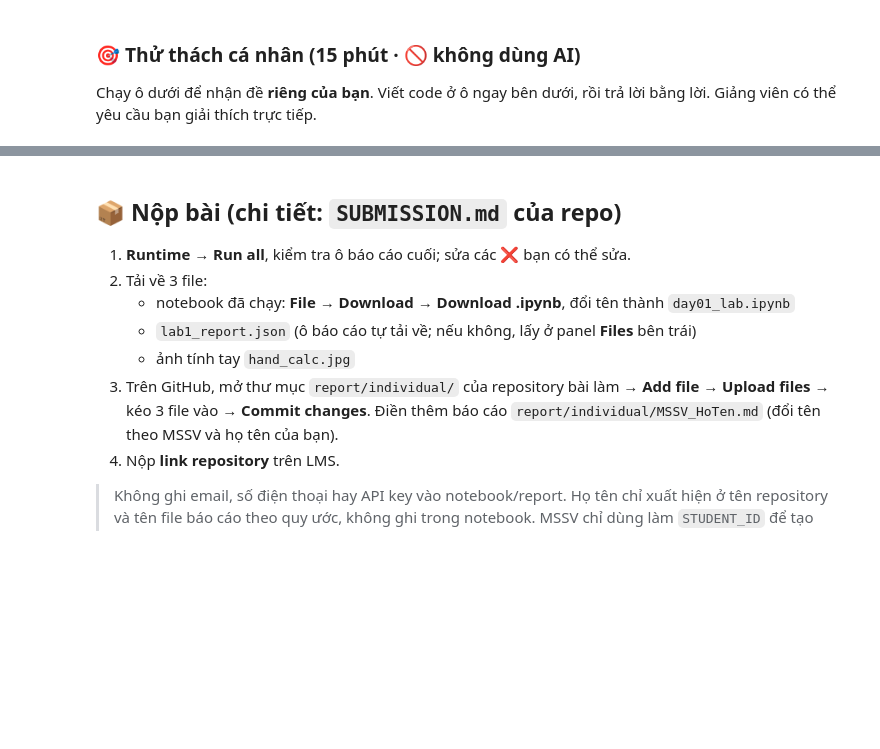
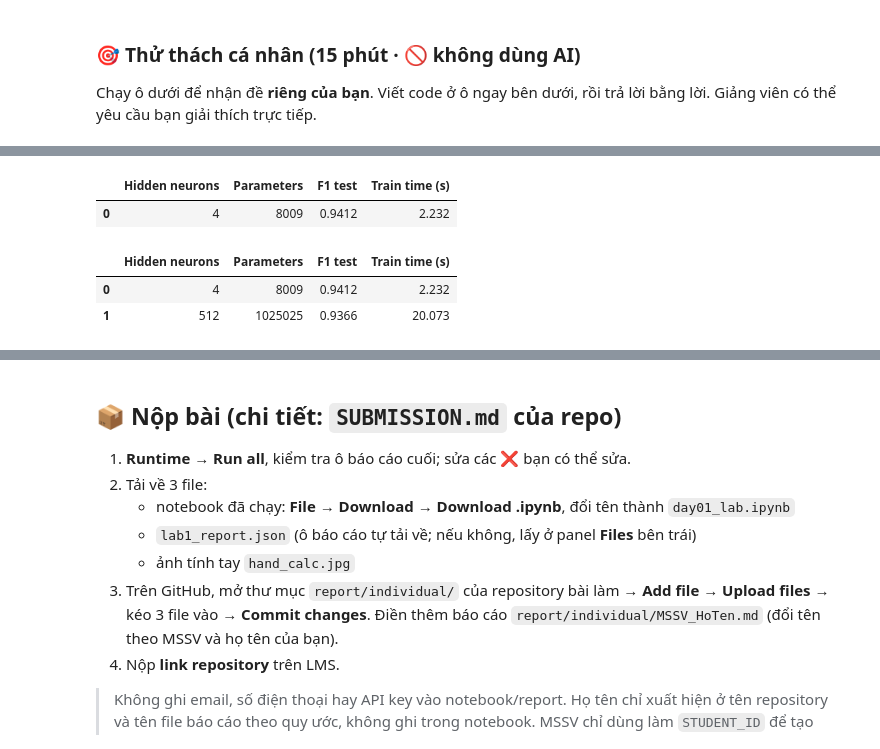
Before and after one commit to nhvtmanh/K5-L3-DAY01-NguyenHoangVanTienManh-2A202603717-AIFoundation, a Jupyter notebook: report/individual/day01_lab.ipynb, the cells around one changed output, grey strips where cells are left out. Cells and saved outputs as stored; diff of their text form; code cells hidden in the pictures; blank space fills up the shorter version.

```diff
--- a/report/individual/day01_lab.ipynb
+++ b/report/individual/day01_lab.ipynb
@@ -889,7 +889,9 @@ Không bắt buộc phải có key OpenAI. Chọn **một** nhà cung cấp bạ
 ⚠️ **Tên model đã cập nhật (11/2026):** `gpt-4o` / `gpt-4o-mini` bị OpenAI gỡ khỏi API ngày **14/01/2027**; `gemini-2.5-pro` / `gemini-2.5-flash` bị Google tắt ngày **01/12/2026**. Model mới đều là *reasoning model*, và mỗi provider điều khiển phần "suy nghĩ" bằng tham số khác nhau (OpenAI: `reasoning_effort="none"` + `max_completion_tokens`; Groq: `reasoning_effort="low"`; OpenRouter: `reasoning.effort`). Cột `params` trong `PROVIDERS` đã ghi sẵn — `call_openai` của bạn chỉ cần thêm `**provider_kwargs(max_tokens)` vào lời gọi API.
 # %%
 # ✏️ CHỌN NHÀ CUNG CẤP LLM: "openai" | "anthropic" | "gemini" | "groq" | "openrouter" | "ollama"
-LLM_PROVIDER = "openai"
+import os
+
+LLM_PROVIDER = "gemini"
 
 PROVIDERS = {   # key: tên Colab Secret · base_url: endpoint OpenAI-compatible · max_tokens: đủ cho 1 nhãn
                 # token_param: tên tham số giới hạn độ dài · params: tham số riêng của provider (tắt / giảm "suy nghĩ")
@@ -969,7 +971,9 @@ def list_models(limit: int = 40):
 # list_models()
 # %%
 # 🧩 TODO 4.1 — call_openai (cùng tên + tham số với template LLM API)
-from openai import OpenAI;
+import time
+import openai
+
 def call_openai(prompt: str, model: str = OPENAI_MODEL, temperature: float = 0.7,
                 top_p: float = 0.9, max_tokens: int = 256) -> tuple[str, float]:
     """
@@ -981,7 +985,7 @@ def call_openai(prompt: str, model: str = OPENAI_MODEL, temperature: float = 0.7
               temperature/top_p khi reasoning_effort="none", và không nhận max_tokens → thiếu là lỗi 400.
            đo thời gian bằng time.perf_counter(); text = resp.choices[0].message.content
     """
-    client = OpenAI()
+    client = openai.OpenAI()
 
     t0 = time.perf_counter()
 
@@ -1413,5 +1544,57 @@ print(f"🎯 Đề #{MY_CHALLENGE + 1}:", CHALLENGES[MY_CHALLENGE])
 # %%
 # ✏️ Code thử thách của bạn ở đây
+import time
+import numpy as np
+import pandas as pd
+import torch
+from sklearn.metrics import f1_score
+
+X_te = np.asarray(vectorize(texts_te, vocab), dtype=np.float32)
+
+challenge_results = []
+
+for hidden in [4, 512]:
+    torch.manual_seed(SEED)
+    np.random.seed(SEED)
+
+    model = build_mlp(X_tr.shape[1], hidden)
+
+    num_params = sum(p.numel() for p in model.parameters())
+
+    start = time.perf_counter()
+
+    hist = train_mlp(
+        model,
+        X_tr,
+        y_tr,
+        X_va,
+        y_va,
+        epochs=30
+    )
+
+    train_time = time.perf_counter() - start
+
+    pred = predict_mlp(model, X_te)
+
+    f1 = f1_score(y_te, pred, zero_division=0)
+
+    challenge_results.append({
+        "Hidden neurons": hidden,
+        "Parameters": num_params,
+        "F1 test": round(f1, 4),
+        "Train time (s)": round(train_time, 3)
+    })
+
+    df_challenge = pd.DataFrame(challenge_results)
+    display(df_challenge)
+# Nên chọn mạng nhỏ khi dữ liệu ít, tài nguyên tính toán hạn chế hoặc
+# khi mạng lớn không đem lại cải thiện F1 đủ đáng kể để bù cho chi phí tính toán
+# %% [output]
+|  | Hidden neurons | Parameters | F1 test | Train time (s) |
+| 0 | 4 | 8009 | 0.9412 | 2.232 |
+|  | Hidden neurons | Parameters | F1 test | Train time (s) |
+| 0 | 4 | 8009 | 0.9412 | 2.232 |
+| 1 | 512 | 1025025 | 0.9366 | 20.073 |
 # %% [markdown]
 **Kết quả & giải thích thử thách:**
 > *Trả lời của bạn:*
```
Also changed, not shown: parts of 30 cells of this notebook.
